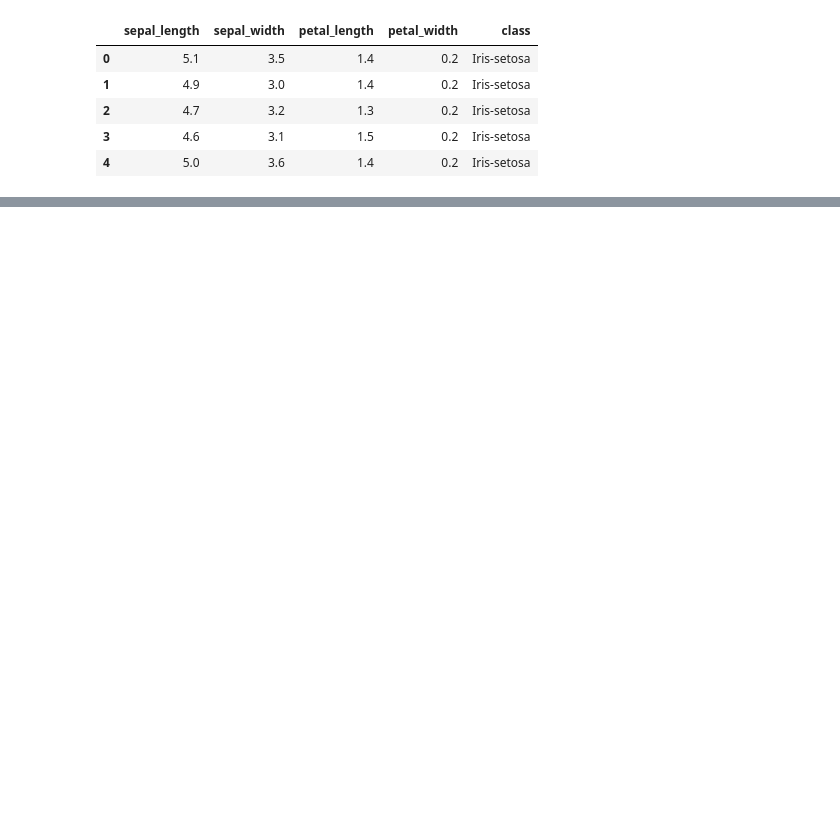
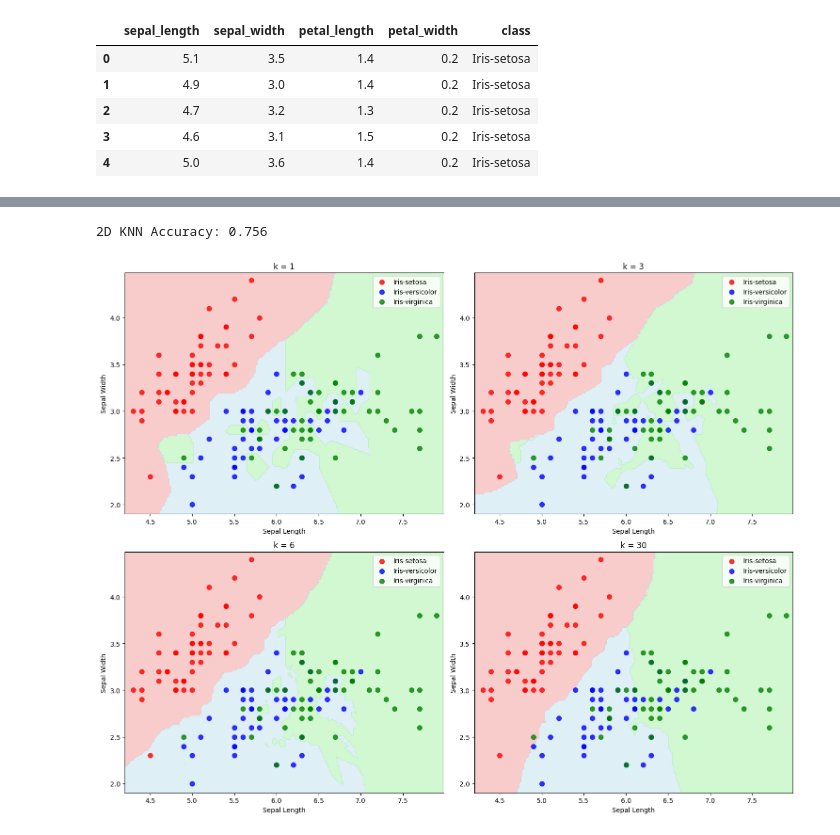
Before and after one commit to mchojna/ml-articles, a Jupyter notebook: knn/knn.ipynb, the cells around one changed output, grey strips where cells are left out. Drawn from its saved outputs; the diff is of its cells as text; code cells hidden in the pictures; blank space fills up the shorter version.

```diff
--- a/knn/knn.ipynb
+++ b/knn/knn.ipynb
@@ -178,0 +129,79 @@ Po lyku kawy mozemy sie zabierac do stworzenia pierwszej wersji naszego klasyfik
+# %%
+from sklearn.model_selection import train_test_split
+from sklearn.metrics import accuracy_score
+
+# Test with 2D version using petal features
+X_2d = iris[['sepal_length', 'sepal_width']].values
+y_2d = iris['class'].values
+
+# Split data
+X_train_2d, X_test_2d, y_train_2d, y_test_2d = train_test_split(
+    X_2d, y_2d, test_size=0.3, random_state=42
+)
+
+# Test the 2D model
+knn_2d = KNN2D(k=3)
+knn_2d.fit(X_train_2d, y_train_2d)
+predictions_2d = knn_2d.predict(X_test_2d)
+
+print(f"2D KNN Accuracy: {accuracy_score(y_test_2d, predictions_2d):.3f}") # 0.756
+# %% [output]
+2D KNN Accuracy: 0.756
+# %%
+# Visualization of Decision Boundaries for Different K Values
+def plot_decision_boundary(X, y, k_values=[1, 3, 6, 30]):
+    y = np.asarray(y).ravel()  # works for lists/Series/arrays
+    classes = np.unique(y)     # class names (strings or ints)
+    class_to_idx = {c: i for i, c in enumerate(classes)}
+
+    # colors (trimmed to number of classes)
+    point_colors = ['red', 'blue', 'green'][:len(classes)]
+    fill_colors  = ['lightcoral', 'lightblue', 'lightgreen'][:len(classes)]
+
+    fig, axes = plt.subplots(2, 2, figsize=(15, 12))
+    axes = axes.ravel()
+
+    # Mesh grid
+    h = 0.02
+    x_min, x_max = X[:, 0].min() - 0.1, X[:, 0].max() + 0.1
+    y_min, y_max = X[:, 1].min() - 0.1, X[:, 1].max() + 0.1
+    xx, yy = np.meshgrid(np.arange(x_min, x_max, h),
+                         np.arange(y_min, y_max, h))
+    mesh_points = np.c_[xx.ravel(), yy.ravel()]
+
+    for idx, k in enumerate(k_values):
+        knn = KNN2D(k=k)
+        knn.fit(X, y)  # train with original labels (strings are fine)
+
+        # Predict on mesh -> strings/ints -> map to integer indices for contourf
+        Z_labels = np.array([knn.predict_single(p) for p in mesh_points])
+        Z_idx = np.vectorize(class_to_idx.get)(Z_labels).astype(int).reshape(xx.shape)
+
+        # Filled decision regions (numeric Z required)
+        axes[idx].contourf(
+            xx, yy, Z_idx,
+            alpha=0.4,
+            levels=np.arange(len(classes) + 1) - 0.5,
+            colors=fill_colors
+        )
+
+        # Scatter the training points with original (readable) labels
+        for i, c_name in enumerate(classes):
+            mask = (y == c_name)
+            axes[idx].scatter(
+                X[mask, 0], X[mask, 1],
+                c=point_colors[i], label=str(c_name), s=50, alpha=0.8
+            )
+
+        axes[idx].set_title(f'k = {k}')
+        axes[idx].set_xlabel('Sepal Length')
+        axes[idx].set_ylabel('Sepal Width')
+        axes[idx].legend()
+
+    plt.tight_layout()
+    plt.show()
+
+# Plot decision boundaries
+plot_decision_boundary(X_2d, y_2d)
+# %% [output]
+[figure, added]
```
Also changed, not shown: parts of 52 cells of this notebook, 2 other files.
